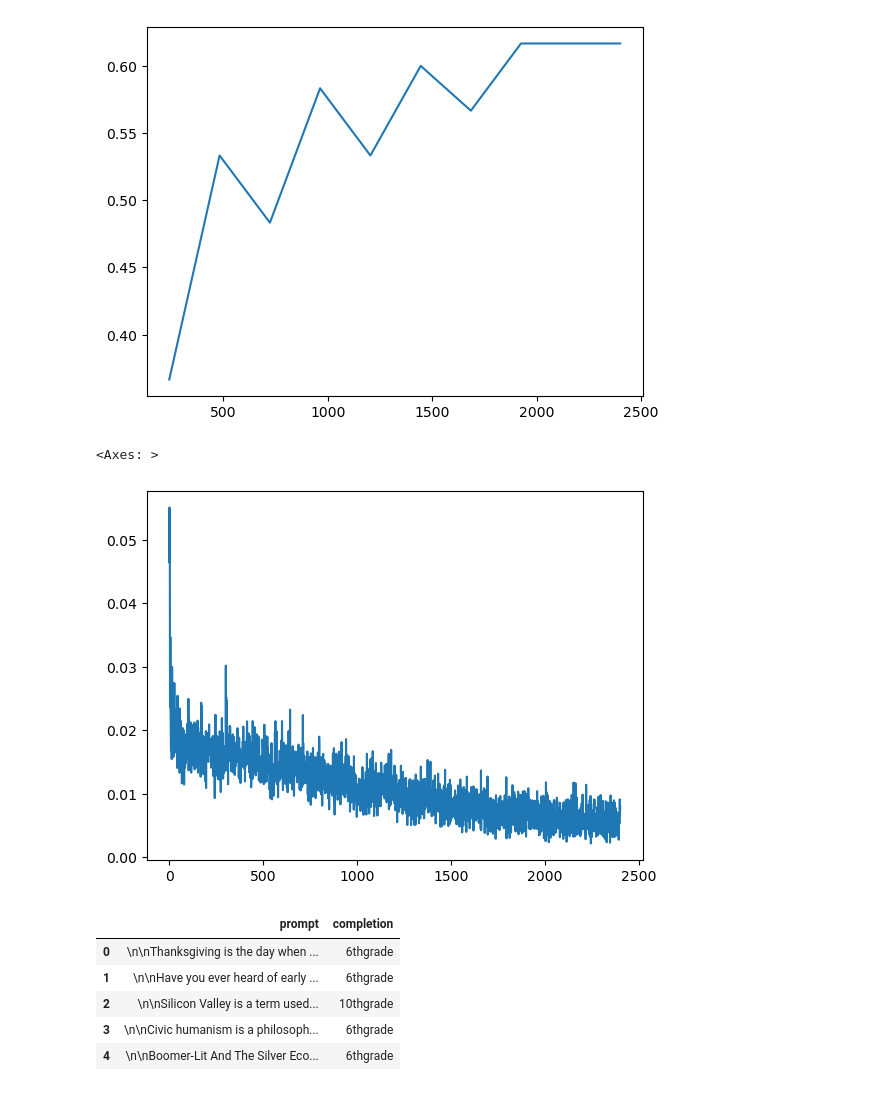
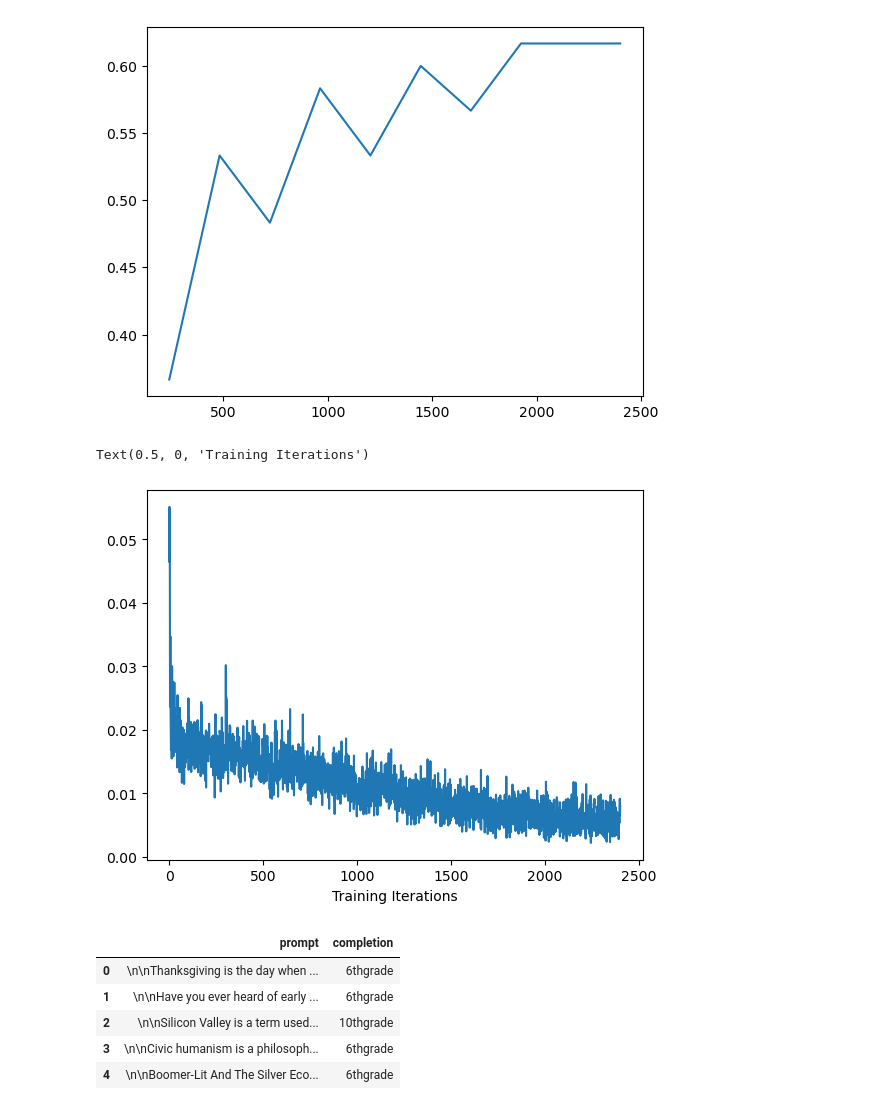
Before and after one commit to aaronomics/grad, a Jupyter notebook: 3_class_ft.ipynb, the cells around one changed output. Saved outputs shown, nothing was run; the diff lists cells and outputs as text; code cells hidden in the pictures.

```diff
--- a/3_class_ft.ipynb
+++ b/3_class_ft.ipynb
@@ -74,9 +74,10 @@ results[results['classification/accuracy'].notnull()]['classification/accuracy']
 [figure]
 # %%
 results[results['training_loss'].notnull()]['training_loss'].plot()
+plt.xlabel("Training Iterations")
 # %% [output]
-<Axes: >
+Text(0.5, 0, 'Training Iterations')
-[figure, old version]
+[figure, new version]
 # %%
 test = pd.read_json('students2_prepared_valid.jsonl', lines=True)
 test.head()
```
Also changed, not shown: parts of 1 cell of this notebook, 3 other files.
